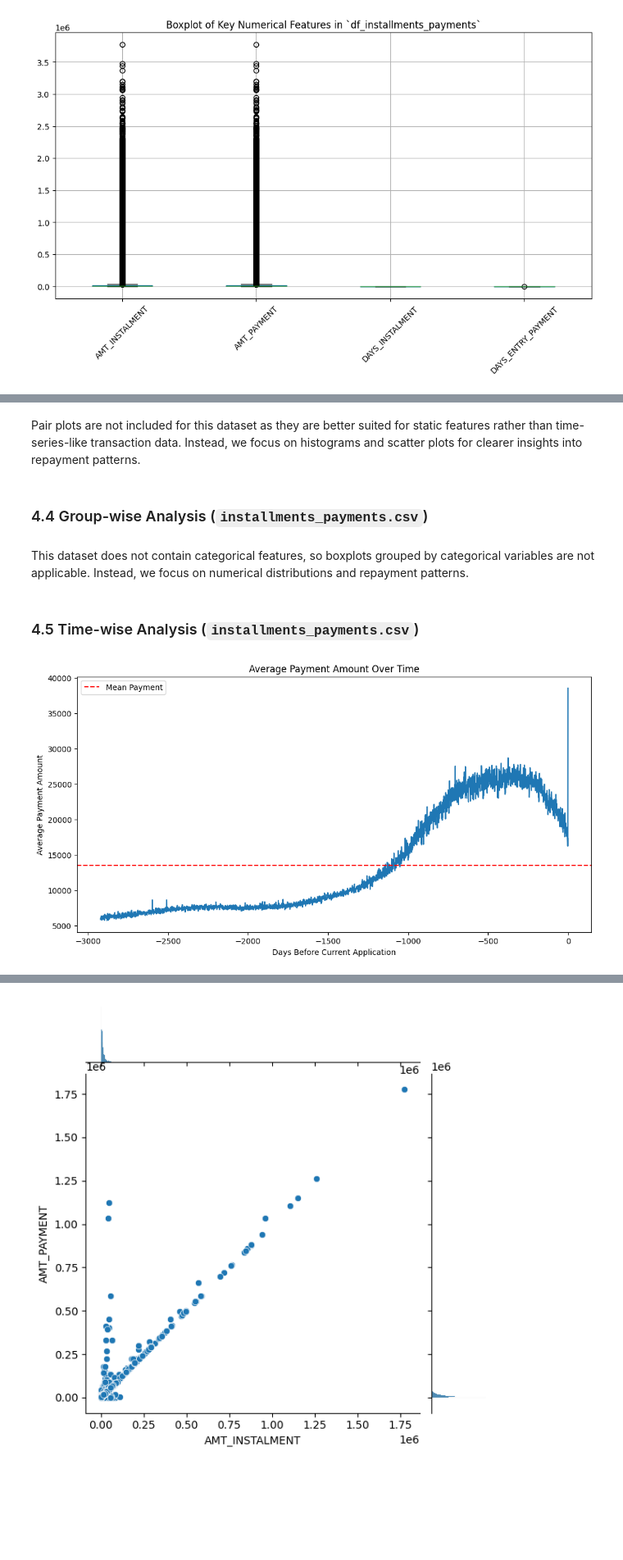
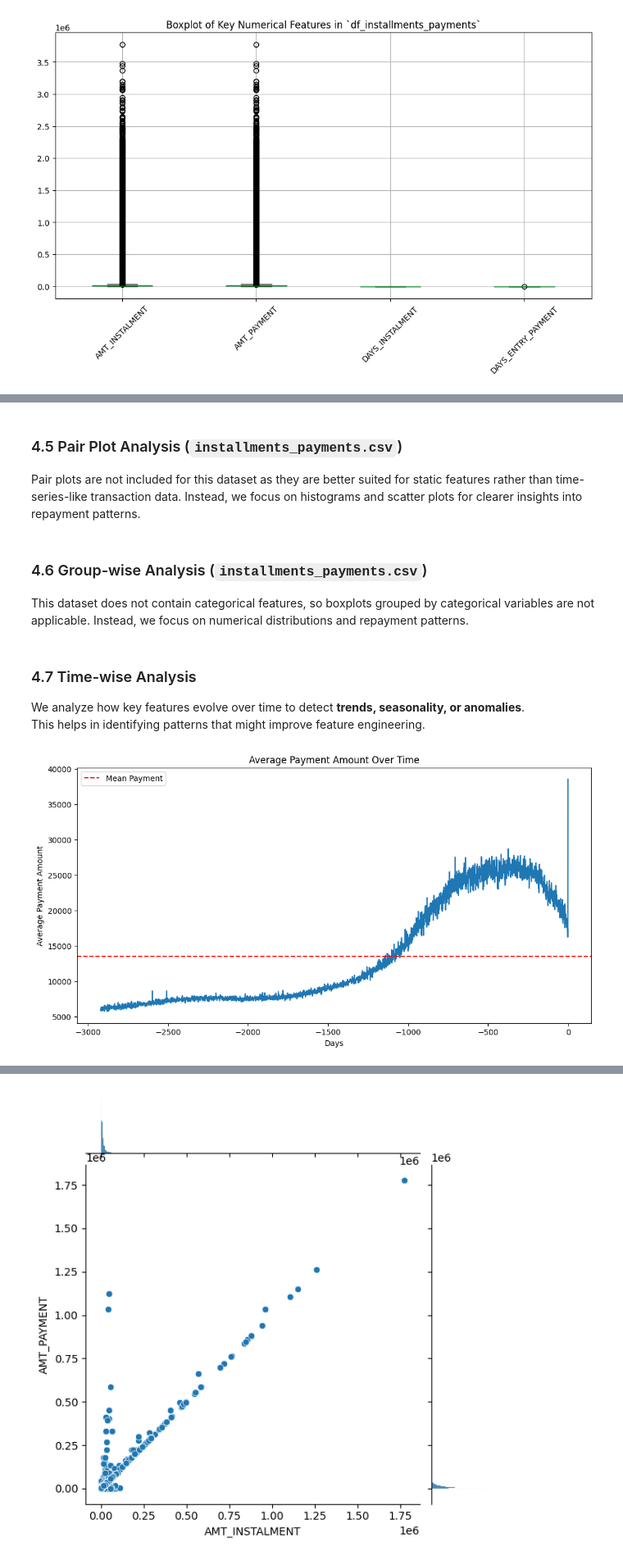
Before and after one commit to ognjenmedic/home-credit-ml-project, a Jupyter notebook: notebooks/08_home_credit_installments.ipynb, the cells around one changed output, grey strips where cells are left out. Shown: that part at 82% size. Drawn from its saved outputs; the diff is of its cells as text; code cells hidden in the pictures; blank space fills up the shorter version.

```diff
--- a/notebooks/installments_payments.ipynb
+++ b/notebooks/08_home_credit_installments.ipynb
@@ -432,22 +643,24 @@ plt.show()
 # %% [markdown]
+### 4.5 Pair Plot Analysis (`installments_payments.csv`)
 Pair plots are not included for this dataset as they are better suited for static features rather than time-series-like transaction data. Instead, we focus on histograms and scatter plots for clearer insights into repayment patterns.
-# %% [markdown]
-### 4.4 Group-wise Analysis (`installments_payments.csv`)
 # %% [markdown]
+### 4.6 Group-wise Analysis (`installments_payments.csv`)
 This dataset does not contain categorical features, so boxplots grouped by categorical variables are not applicable. Instead, we focus on numerical distributions and repayment patterns.
-# %% [markdown]
-### 4.5 Time-wise Analysis (`installments_payments.csv`)
+# %% [markdown]
+### 4.7 Time-wise Analysis
+We analyze how key features evolve over time to detect **trends, seasonality, or anomalies**.
+This helps in identifying patterns that might improve feature engineering.
 # %%
 # Average payment amount over time
 df_time = df_installments_payments.groupby("DAYS_INSTALMENT")["AMT_PAYMENT"].mean().reset_index()
 
 plt.figure(figsize=(12, 6))
 sns.lineplot(x="DAYS_INSTALMENT", y="AMT_PAYMENT", data=df_time)
 plt.axhline(df_time["AMT_PAYMENT"].mean(), linestyle="--", color="red", label="Mean Payment")
 plt.title("Average Payment Amount Over Time")
-plt.xlabel("Days Before Current Application")
+plt.xlabel("Days")
 plt.ylabel("Average Payment Amount")
 plt.legend()
 plt.show()
 # %% [output]
-[figure, old version]
+[figure, new version]
```
Also changed, not shown: parts of 102 cells of this notebook, 15 other files.
